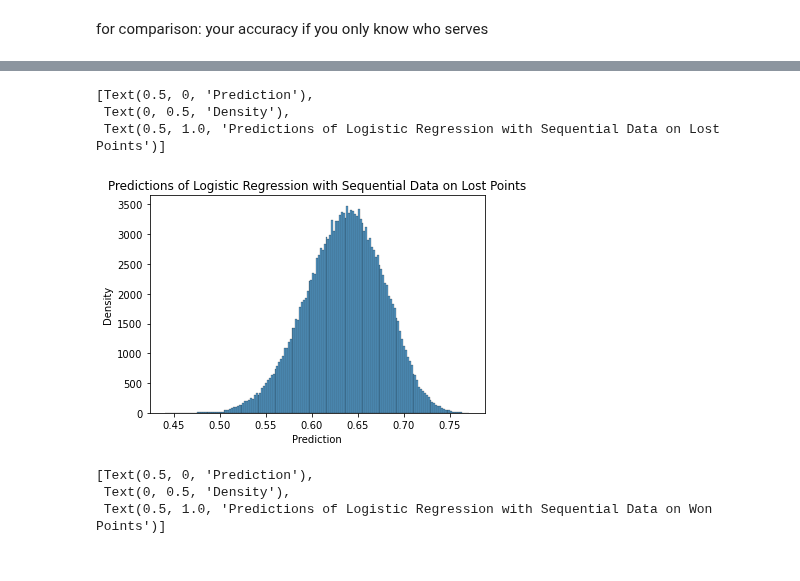
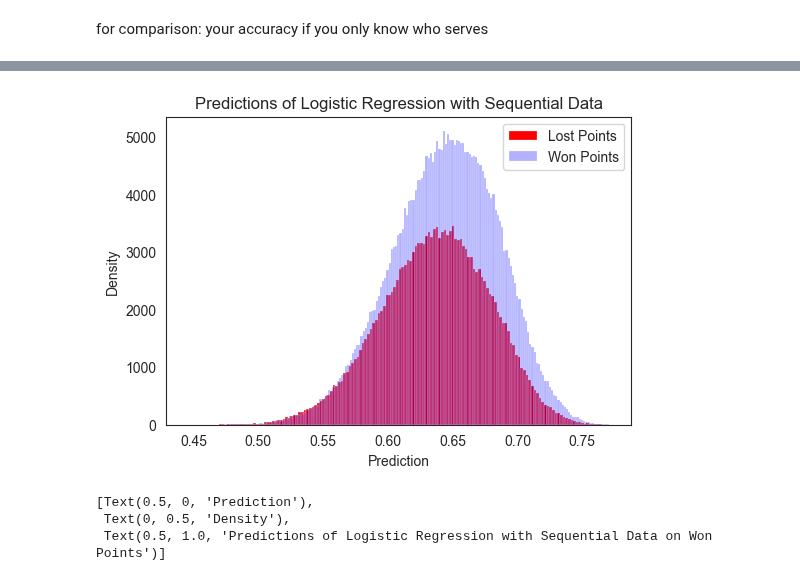
Before and after one commit to hoanganhminh01/CSE-481DS-Tennis-Analysis, a Jupyter notebook: src/streakiness.ipynb, the cells around one changed output, grey strips where cells are left out. Cells and saved outputs as stored; diff of their text form; code cells hidden in the pictures.

Commit message:
update plot for streakiness

```diff
--- a/src/streakiness.ipynb
+++ b/src/streakiness.ipynb
@@ -198,11 +198,17 @@ np.mean(log_no_seq.predict_proba(X[:, 2 * N:])[y == 1, 1])
 # %%
-p = sns.histplot(log_seq.predict_proba(X)[y == 0, 1])
-p.set(xlabel = 'Prediction', ylabel = 'Density', title="Predictions of Logistic Regression with Sequential Data on Lost Points")
+plt.figure(figsize=(6, 4))
+sns.histplot(log_seq.predict_proba(X)[y == 0, 1], label="Lost Points", color="red", alpha=1)
+sns.histplot(log_seq.predict_proba(X)[y == 1, 1], label="Won Points", color="blue", alpha=0.3)
+#plt.set(xlabel = 'Prediction', ylabel = 'Density', title="Predictions of Logistic Regression with Sequential Data on Lost Points")
+sns.set_style("white")
+plt.xlabel("Prediction")
+plt.ylabel("Density")
+plt.legend()
+plt.title("Predictions of Logistic Regression with Sequential Data")
+plt.savefig("../plots/log_plot.png")
+plt.show()
 # %% [output]
-[Text(0.5, 0, 'Prediction'),
- Text(0, 0.5, 'Density'),
- Text(0.5, 1.0, 'Predictions of Logistic Regression with Sequential Data on Lost Points')]
-[figure, old version]
+[figure, new version]
 # %%
 p = sns.histplot(log_seq.predict_proba(X)[y == 1, 1])
 p.set(xlabel = 'Prediction', ylabel = 'Density', title="Predictions of Logistic Regression with Sequential Data on Won Points")
```
Also changed, not shown: parts of 6 cells of this notebook.
